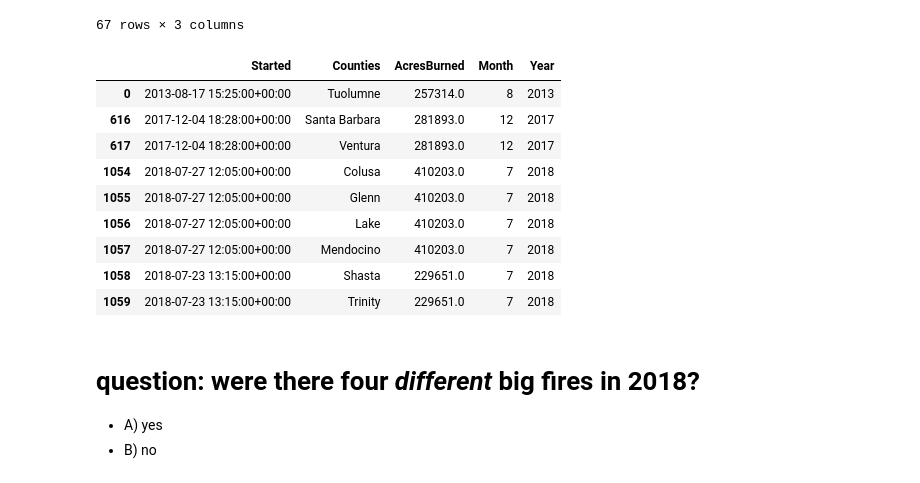
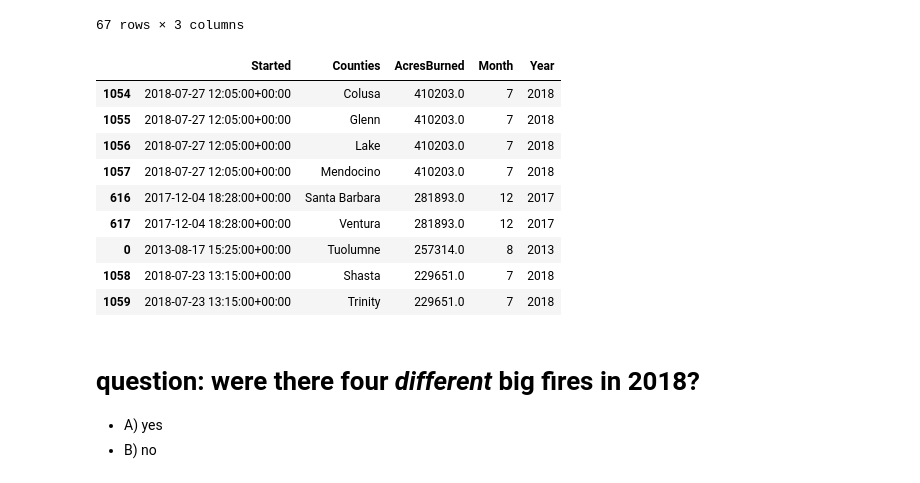
Before and after one commit to stanford-mse-125/demos, a Jupyter notebook: fires.ipynb, the cells around one changed output. Saved outputs shown, nothing was run; the diff lists cells and outputs as text; code cells hidden in the pictures.

```diff
--- a/fires.ipynb
+++ b/fires.ipynb
@@ -214,16 +215,16 @@ fires_bytime.sort_values('AcresBurned', ascending=False)
 67 rows × 3 columns
 # %%
 # whoa, which fire was that big one?
-df[df['AcresBurned'] > 2e5]
+df[df['AcresBurned'] > 2e5].sort_values('AcresBurned', ascending=False)
 # %% [output]
 |  | Started | Counties | AcresBurned | Month | Year |
-| 0 | 2013-08-17 15:25:00+00:00 | Tuolumne | 257314.0 | 8 | 2013 |
-| 616 | 2017-12-04 18:28:00+00:00 | Santa Barbara | 281893.0 | 12 | 2017 |
-| 617 | 2017-12-04 18:28:00+00:00 | Ventura | 281893.0 | 12 | 2017 |
 | 1054 | 2018-07-27 12:05:00+00:00 | Colusa | 410203.0 | 7 | 2018 |
 | 1055 | 2018-07-27 12:05:00+00:00 | Glenn | 410203.0 | 7 | 2018 |
 | 1056 | 2018-07-27 12:05:00+00:00 | Lake | 410203.0 | 7 | 2018 |
 | 1057 | 2018-07-27 12:05:00+00:00 | Mendocino | 410203.0 | 7 | 2018 |
+| 616 | 2017-12-04 18:28:00+00:00 | Santa Barbara | 281893.0 | 12 | 2017 |
+| 617 | 2017-12-04 18:28:00+00:00 | Ventura | 281893.0 | 12 | 2017 |
+| 0 | 2013-08-17 15:25:00+00:00 | Tuolumne | 257314.0 | 8 | 2013 |
 | 1058 | 2018-07-23 13:15:00+00:00 | Shasta | 229651.0 | 7 | 2018 |
 | 1059 | 2018-07-23 13:15:00+00:00 | Trinity | 229651.0 | 7 | 2018 |
 # %% [markdown]
```
Also changed, not shown: parts of 17 cells of this notebook, 4 other files.
